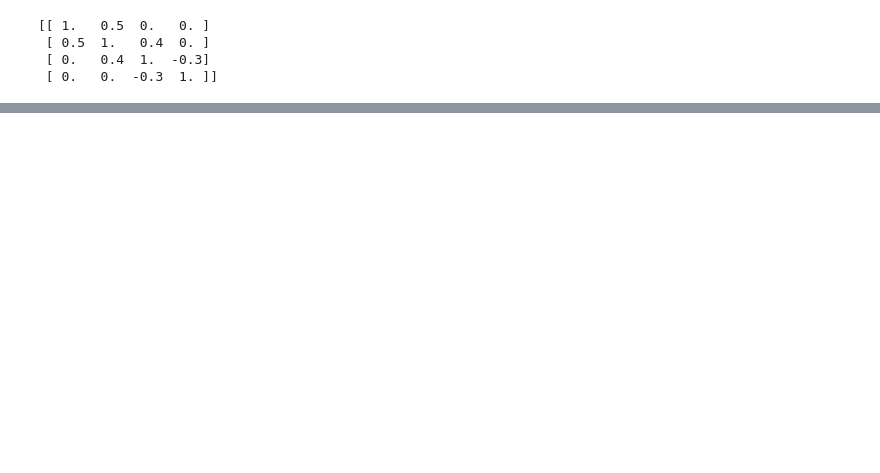
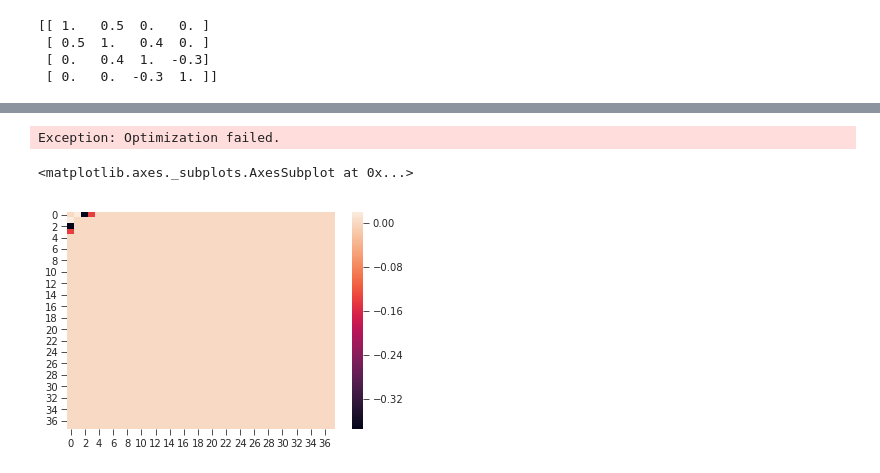
Before and after one commit to y-takashina/density_ratio, a Jupyter notebook: cmi.ipynb, the cells around one changed output, grey strips where cells are left out. Drawn from its saved outputs; the diff is of its cells as text; code cells hidden in the pictures; blank space fills up the shorter version.

Commit message:
add water treatment plant dataset

```diff
--- a/cmi.ipynb
+++ b/cmi.ipynb
@@ -78,0 +103,6 @@ plt.savefig('cmi.png', dpi=600)
+# %%
+df_raw = pd.read_csv('water-treatment.csv', header=None, na_values='?')
+df = df_raw.drop(df_raw.columns[0], axis=1).dropna()
+df = (df - df.mean()) / df.std()
+print('Number of records: ', len(df_raw), '->', len(df))
+df[:5]
@@ -78,0 +118,19 @@ plt.savefig('cmi.png', dpi=600)
+# %%
+d = len(df.columns)
+cmi = np.zeros([d, d])
+X = df.values
+for i, j in tqdm.tqdm([(i, j) for i in range(d) for j in range(d) if i < j]):
+    mask = (np.arange(d) != i) & (np.arange(d) != j)
+    mi_xz = mlmi.mutual_information(X[:, i].reshape(-1, 1), X[:, mask], sigma=0.5, n_b=380, maxiter=1000)
+    mi_yz = mlmi.mutual_information(X[:, j].reshape(-1, 1), X[:, mask], sigma=0.5, n_b=380, maxiter=1000)
+    mi_xyz = mlmi3.mutual_information(X[:, i].reshape(-1, 1), X[:, j].reshape(-1, 1), X[:, mask], sigma=0.5, n_b=380, maxiter=1000)
+    cmi[j, i] = cmi[i, j] = mi_xyz - (mi_xz + mi_yz)
+
+cmi
+# %% [output]
+Exception: Optimization failed.
+# %%
+sns.heatmap(cmi)
+# %% [output]
+<matplotlib.axes._subplots.AxesSubplot at 0x...>
+[figure, added]
```
Also changed, not shown: parts of 9 cells of this notebook, 2 other files.
